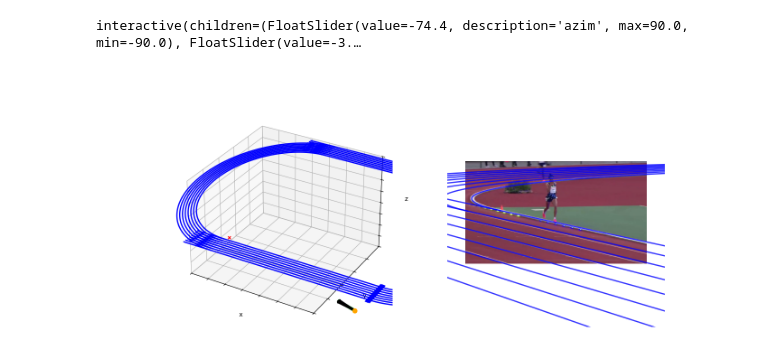
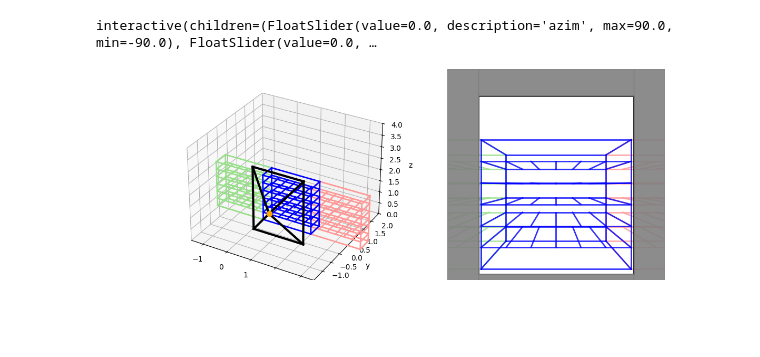
Before and after one commit to tobibaum/PartialSportsFieldReg_3DHPE, a Jupyter notebook: notebooks/2_interactive_camera.ipynb, the cells around one changed output. Cells and saved outputs as stored; diff of their text form; code cells hidden in the pictures; blank space fills up the shorter version.

```diff
--- a/notebooks/2_interactive_camera.ipynb
+++ b/notebooks/2_interactive_camera.ipynb
@@ -23,52 +20,62 @@ h, w = 720, 1280
 # %%
-import numpy as np
-
-plt.figure(figsize=(14, 6))
-gs1 = gridspec.GridSpec(1, 2)
+plt.figure(figsize=(12, 4))
+gs1 = gridspec.GridSpec(1, 2, width_ratios=[1, 1])
 gs1.update(wspace=0.25, hspace=0.0, top=1., bottom=-.1)
 
 ax = plt.subplot(gs1[0], projection='3d')
 ax1 = plt.subplot(gs1[1])
 
 param_ranges = {'azim': (-90.,90),
-                'elev': (-20., -1),
-                'fov': (1, 80.),
-                'rot': (-10., 10.),
-                'target_x': (-20., 20.),
-                'target_y': (-10., 10.),
-                'dist': (20., 100)
+                'elev': (-20., 20),
+                'fov': (40, 140.),
+                'rot': (-40., 40.),
+                'cam_x': (-20., 20),
+                'cam_y': (-20., 20),
+                'cam_z': (-20., 20),
+                'F': (.1, 5)
                }
-lanes_new = get_lanes()
 
-@widgets.interact(F=(1, 10), **param_ranges)
-def render_scene(azim=-74.4, elev=-3.2, dist=88.4, fov=4.2, F=1, rot=0, target_x=1.71, target_y=1.62):
+w, h = 3024, 4032
+img_corners = np.array([[0, 0],
+                        [w, 0],
+                        [w, h],
+                        [0, h],
+                        [0, 0]
+                       ])
+
+@widgets.interact(**param_ranges)
+def render_scene(azim=0, elev=0, fov=128.5, F=.5, rot=0, cam_x=1, cam_y=-1, cam_z=1.3):
     ax.clear()
     ax1.clear()
 
-    view_target = np.array([target_x, target_y, 0.])
-    azel_vec = azim_to_vec(azim, elev, degrees=True)
-    cam_vec = view_target - azel_vec * dist
-    print('cam_vec', cam_vec)
+    cam_vec = [cam_x, cam_y, cam_z]
 
     with plt.rc_context({'axes.edgecolor':'orange', 'xtick.color':'green', 'ytick.color':'green', 'figure.facecolor':'white'}):
         res_dict = compute_projection(camx=cam_vec[0], camy=cam_vec[1], camz=cam_vec[2], azim=azim,
-                                      _lanes=lanes_new, no_vanish=True, elev=elev, fov=fov, F=F, roll=rot)
+                                      _lanes=track_lanes, no_vanish=True, elev=elev, fov=fov,
+                                      F=F, roll=rot, w=w, h=h)
 
-        draw_scene(res_dict, _lanes=lanes_new, fake_F=10, ax=ax)
-        draw2d(ax1, res_dict['lines_2ds'], color='blue', linewidth=2, alpha=.8)
-
-    ax.scatter(*view_target, marker='x', color='red')
-
-    ax1.imshow(np.flip(img, 0))
-    ax.set_xlim(0,50)
+        draw_scene(res_dict, _lanes=track_lanes, fake_F=1, ax=ax, colors=colors, w=w, h=h)
+        draw2d(ax1, res_dict['lines_2ds'], colors=colors, linewidth=2, alpha=.8)
 
     ax1.axis('off')
-    ax.set_xlim(-20, 50)
-    ax.set_ylim(0, 50)
-    ax.set_zlim(-20, 20)
-    ax.set_xticklabels([])
-    ax.set_yticklabels([])
-    ax.set_zticklabels([])
+    ax1.plot(*img_corners.T, color='black', linewidth=2)
+    border = 0.2 * w
+    ax1.set_xlim(-border, w + border)
+    ax1.set_ylim(-border, h + border)
+    ax.set_xlim(-1.5, 3.5)
+    ax.set_ylim(-2, 2)
+    ax.set_zlim(0, 4)
+
+    # gray out area outside viewport as a preview
+    rects = [
+        ([-border, 0, 0, -border], [-border, -border, h + border, h + border]),
+        ([w, w + border, w + border, w], [-border, -border, h + border, h + border]),
+        ([0, w, w, 0], [-border, -border, 0, 0]),
+        ([0, w, w, 0], [h, h, h + border, h + border]),
+    ]
+    for x, y in rects:
+        ax1.fill(x, y, color='gray', alpha=.9, zorder=5)
 # %% [output]
-interactive(children=(FloatSlider(value=-74.4, description='azim', max=90.0, min=-90.0), FloatSlider(value=-3.…
+interactive(children=(FloatSlider(value=0.0, description='azim', max=90.0, min=-90.0), FloatSlider(value=0.0, …
-[figure, old version]
+[figure, new version]
```
Also changed, not shown: parts of 1 cell of this notebook, 1 other file.
